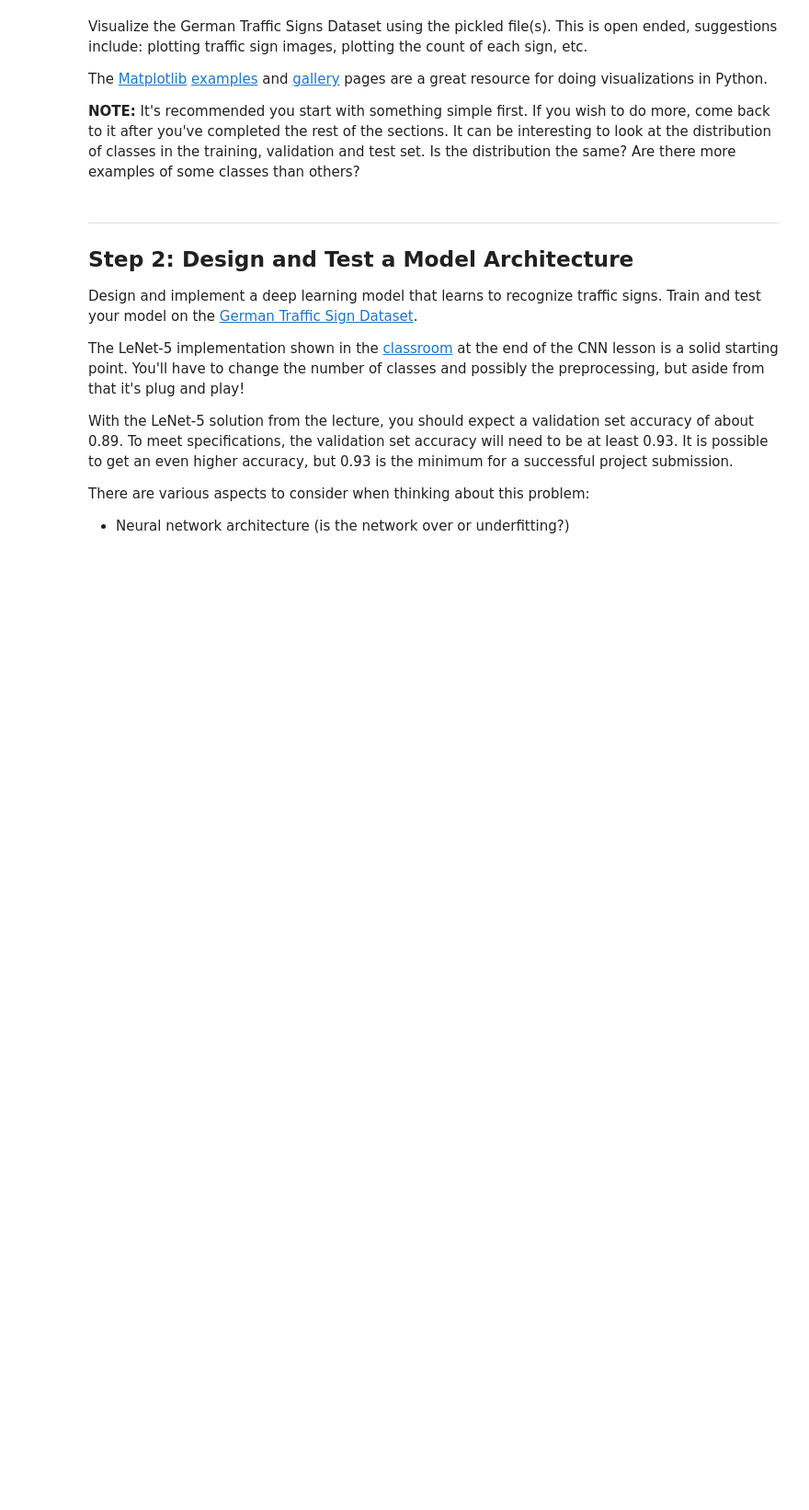
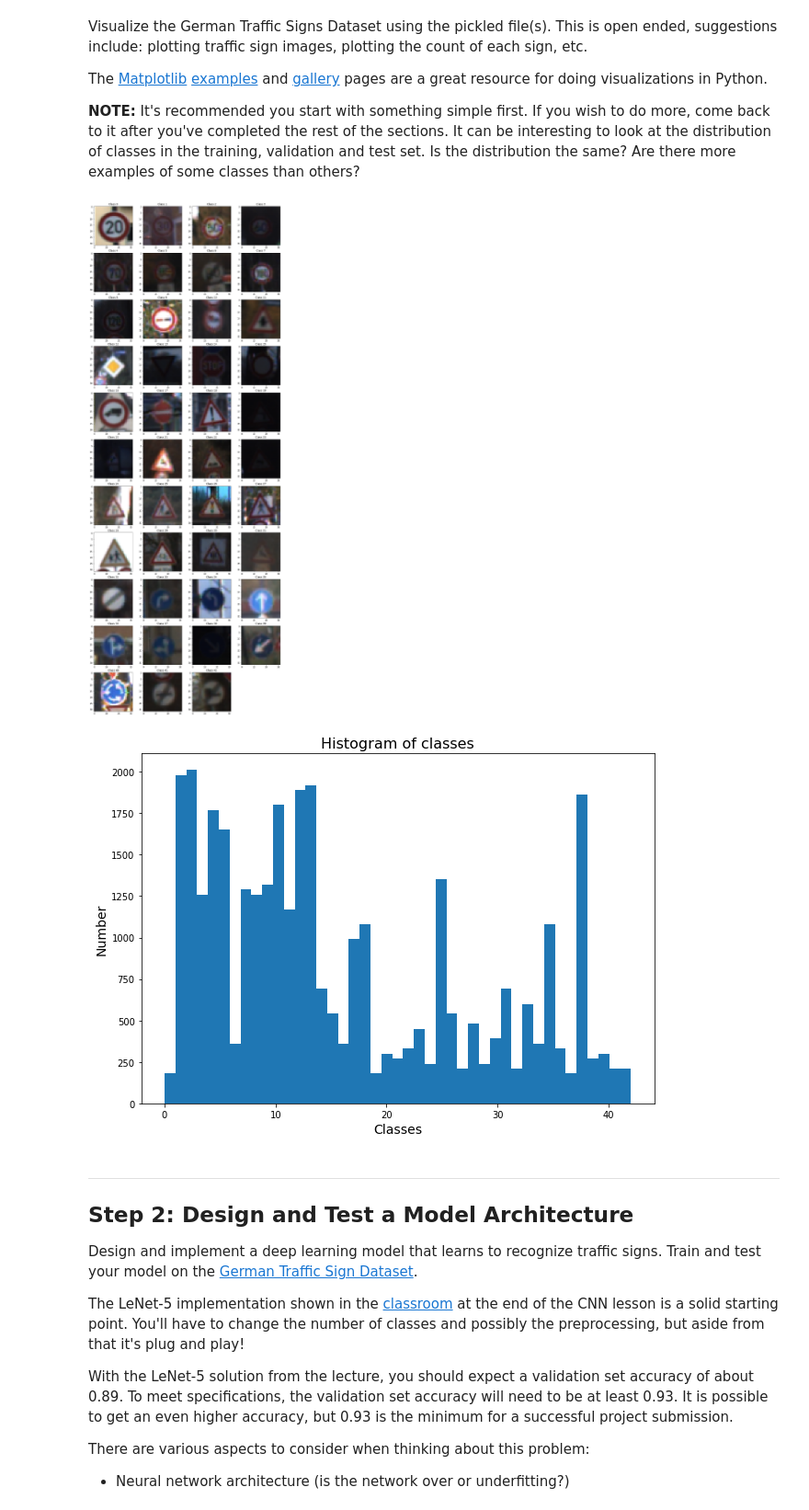
Before and after one commit to siyaoxu/Self-Driving-Cars, a Jupyter notebook: CarND-Traffic-Sign-Classifier-Project/Traffic_Sign_Classifier.ipynb, the cells around one changed output. Shown: that part at 92% size. Drawn from its saved outputs; the diff is of its cells as text; code cells hidden in the pictures; blank space fills up the shorter version.

```diff
--- a/CarND-Traffic-Sign-Classifier-Project/Traffic_Sign_Classifier.ipynb
+++ b/CarND-Traffic-Sign-Classifier-Project/Traffic_Sign_Classifier.ipynb
@@ -96,11 +101,21 @@ The [Matplotlib](http://matplotlib.org/) [examples](http://matplotlib.org/exampl
 **NOTE:** It's recommended you start with something simple first. If you wish to do more, come back to it after you've completed the rest of the sections. It can be interesting to look at the distribution of classes in the training, validation and test set. Is the distribution the same? Are there more examples of some classes than others?
 # %%
 # plot the first image in training data for each class
-fig = plt.figure(figsize=(16,44))
+fig = plt.figure(figsize=(16,44));
 for i in list(range(n_classes)):
-    plt.subplot(11,4,i+1)
-    plt.imshow(np.squeeze(X_train[np.where(y_train == i)[0][0],:,:,:]))
-    plt.title('Class ' + str(i),fontsize = 12)
+    plt.subplot(11,4,i+1);
+    plt.imshow(np.squeeze(X_train[np.where(y_train == i)[0][0],:,:,:]));
+    plt.title('Class ' + str(i),fontsize = 12);
+
+# plot the histogram of all classes in training data
+fig = plt.figure(figsize = (10,7));
+plt.hist(y_train,bins=43);
+plt.xlabel('Classes',fontsize = 14);
+plt.ylabel('Number', fontsize = 14);
+plt.title('Histogram of classes', fontsize = 16);
+# %% [output]
+[figure, added]
+[figure, added]
 # %% [markdown]
 ----
 
```
Also changed, not shown: parts of 11 cells of this notebook.
